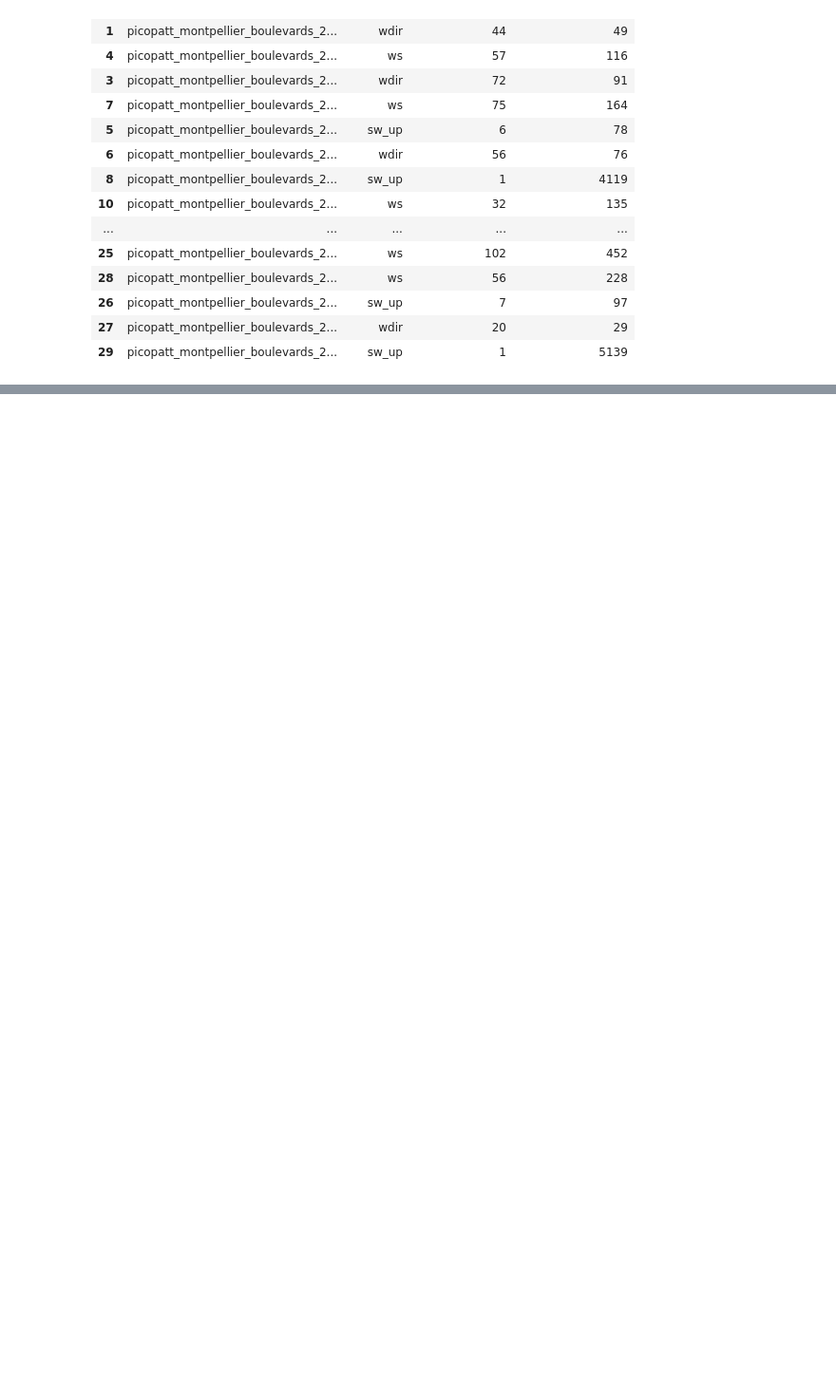
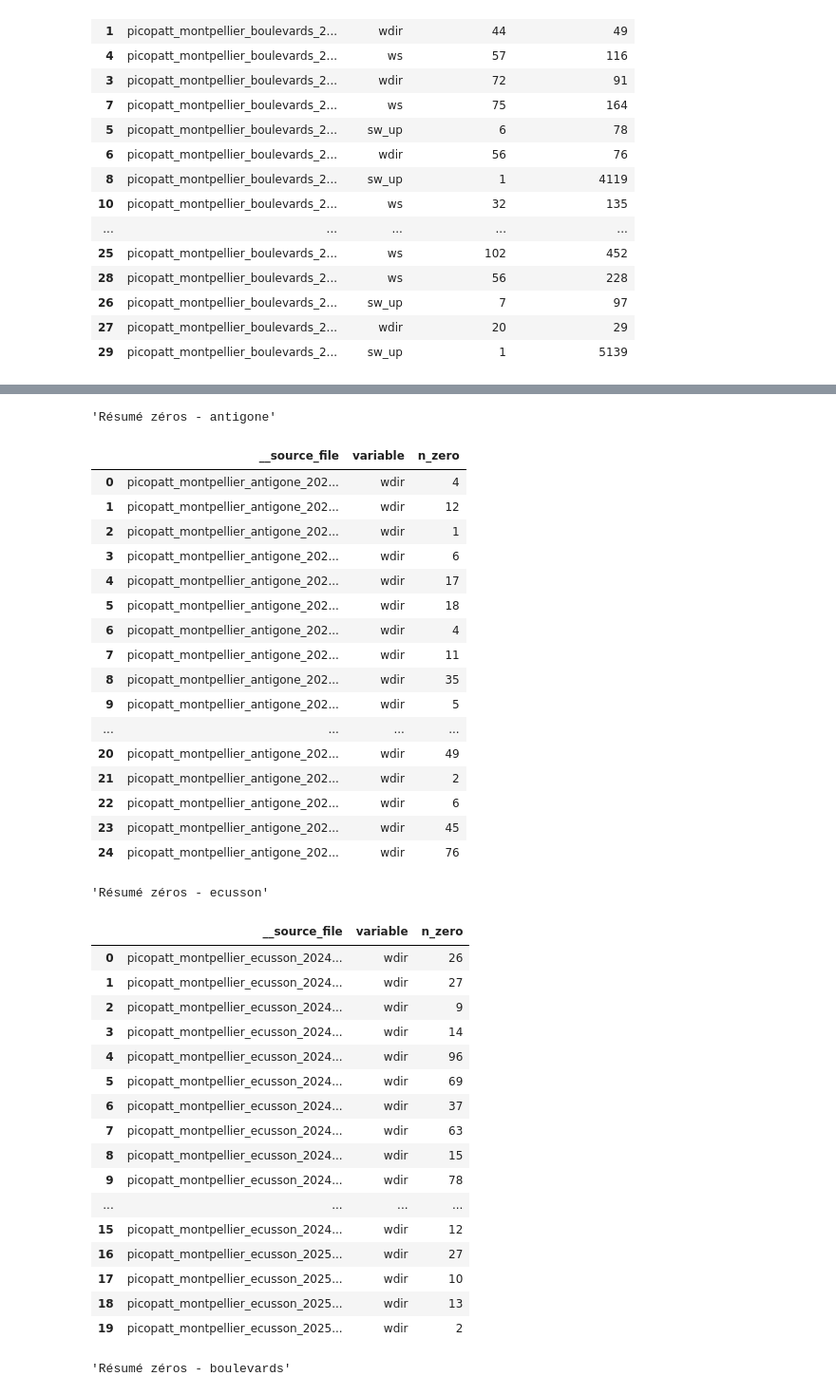
Before and after one commit to bouyaka34/TER-Picopatt, a Jupyter notebook: NoZero.ipynb, the cells around one changed output, grey strips where cells are left out. Shown at 95% size. Saved outputs shown, nothing was run; the diff lists cells and outputs as text; code cells hidden in the pictures; blank space fills up the shorter version.

```diff
--- a/NoZero.ipynb
+++ b/NoZero.ipynb
@@ -361,9 +361,9 @@ def zeros_report_for_track(raw: pd.DataFrame, track_name: str, cols=None) -> pd.
 VZERO = OUTPUT_DIR / "visu_zeros"
 create_folder(VZERO)
 
-tracks_focus = ["antigone", "ecusson", "boulevards"]
+tracks = ["antigone", "ecusson", "boulevards"]
 reports = {}
-for t in tracks_focus:
+for t in tracks:
     rep = zeros_report_for_track(raw, t)
     reports[t] = rep
     out_csv = OUTPUT_DIR / f"visu_zeros/zeros_{t}.csv"
@@ -491,7 +491,7 @@ def zeros_intervals_for_track(raw: pd.DataFrame, track_name: str, cols=None, min
 
 # Génération & export
 intervals = {}
-for t in tracks_focus:
+for t in tracks:
     df_int = zeros_intervals_for_track(raw, t, min_len=1)
     intervals[t] = df_int
     out_csv = VZERO / f"zeros_intervalles_{t}.csv"
@@ -731,0 +734,19 @@ Résumé: outputs\visu_zeros\imputation_summary.csv
+# %%
+DATA_NOZERO = Path("outputs/clean_nozeros")
+
+raw = load_all(DATA_NOZERO)
+
+ts_local = pd.to_datetime(raw["timestamp"], errors="coerce", dayfirst=True) \
+               .dt.tz_localize(ZoneInfo("Europe/Paris"), ambiguous="infer", nonexistent="shift_forward")
+raw["M_slot"] = assign_mslot_dst(raw["timestamp"])
+raw["date"]   = ts_local.dt.date
+
+# Résumé rapide
+print("Couverture :", raw["timestamp"].min(), "->", raw["timestamp"].max())
+print("Parcours :", raw["track_id"].dropna().unique())
+print(
+    raw.pivot_table(index="track_id", columns="M_slot",
+                    values="timestamp", aggfunc="count")
+       .fillna(0)
+       .astype(int)
+)
@@ -731,0 +761,50 @@ Résumé: outputs\visu_zeros\imputation_summary.csv
+# %%
+for t in tracks:
+    rep = zeros_report_for_track(raw, t)
+    reports[t] = rep
+
+    if not rep.empty:
+        counts = (
+            rep.groupby(["__source_file","variable"])
+              .size().reset_index(name="n_zero")
+              .sort_values(["__source_file","n_zero"], ascending=[True, False])
+        )
+        display(f"Résumé zéros - {t}", counts.head(30))
+# %% [output]
+'Résumé zéros - antigone'
+|  | __source_file | variable | n_zero |
+| 0 | picopatt_montpellier_antigone_202... | wdir | 4 |
+| 1 | picopatt_montpellier_antigone_202... | wdir | 12 |
+| 2 | picopatt_montpellier_antigone_202... | wdir | 1 |
+| 3 | picopatt_montpellier_antigone_202... | wdir | 6 |
+| 4 | picopatt_montpellier_antigone_202... | wdir | 17 |
+| 5 | picopatt_montpellier_antigone_202... | wdir | 18 |
+| 6 | picopatt_montpellier_antigone_202... | wdir | 4 |
+| 7 | picopatt_montpellier_antigone_202... | wdir | 11 |
+| 8 | picopatt_montpellier_antigone_202... | wdir | 35 |
+| 9 | picopatt_montpellier_antigone_202... | wdir | 5 |
+| ... | ... | ... | ... |
+| 20 | picopatt_montpellier_antigone_202... | wdir | 49 |
+| 21 | picopatt_montpellier_antigone_202... | wdir | 2 |
+| 22 | picopatt_montpellier_antigone_202... | wdir | 6 |
+| 23 | picopatt_montpellier_antigone_202... | wdir | 45 |
+| 24 | picopatt_montpellier_antigone_202... | wdir | 76 |
+'Résumé zéros - ecusson'
+|  | __source_file | variable | n_zero |
+| 0 | picopatt_montpellier_ecusson_2024... | wdir | 26 |
+| 1 | picopatt_montpellier_ecusson_2024... | wdir | 27 |
+| 2 | picopatt_montpellier_ecusson_2024... | wdir | 9 |
+| 3 | picopatt_montpellier_ecusson_2024... | wdir | 14 |
+| 4 | picopatt_montpellier_ecusson_2024... | wdir | 96 |
+| 5 | picopatt_montpellier_ecusson_2024... | wdir | 69 |
+| 6 | picopatt_montpellier_ecusson_2024... | wdir | 37 |
+| 7 | picopatt_montpellier_ecusson_2024... | wdir | 63 |
+| 8 | picopatt_montpellier_ecusson_2024... | wdir | 15 |
+| 9 | picopatt_montpellier_ecusson_2024... | wdir | 78 |
+| ... | ... | ... | ... |
+| 15 | picopatt_montpellier_ecusson_2024... | wdir | 12 |
+| 16 | picopatt_montpellier_ecusson_2025... | wdir | 27 |
+| 17 | picopatt_montpellier_ecusson_2025... | wdir | 10 |
+| 18 | picopatt_montpellier_ecusson_2025... | wdir | 13 |
+| 19 | picopatt_montpellier_ecusson_2025... | wdir | 2 |
+'Résumé zéros - boulevards'
```
Also changed, not shown: parts of 6 cells of this notebook.
